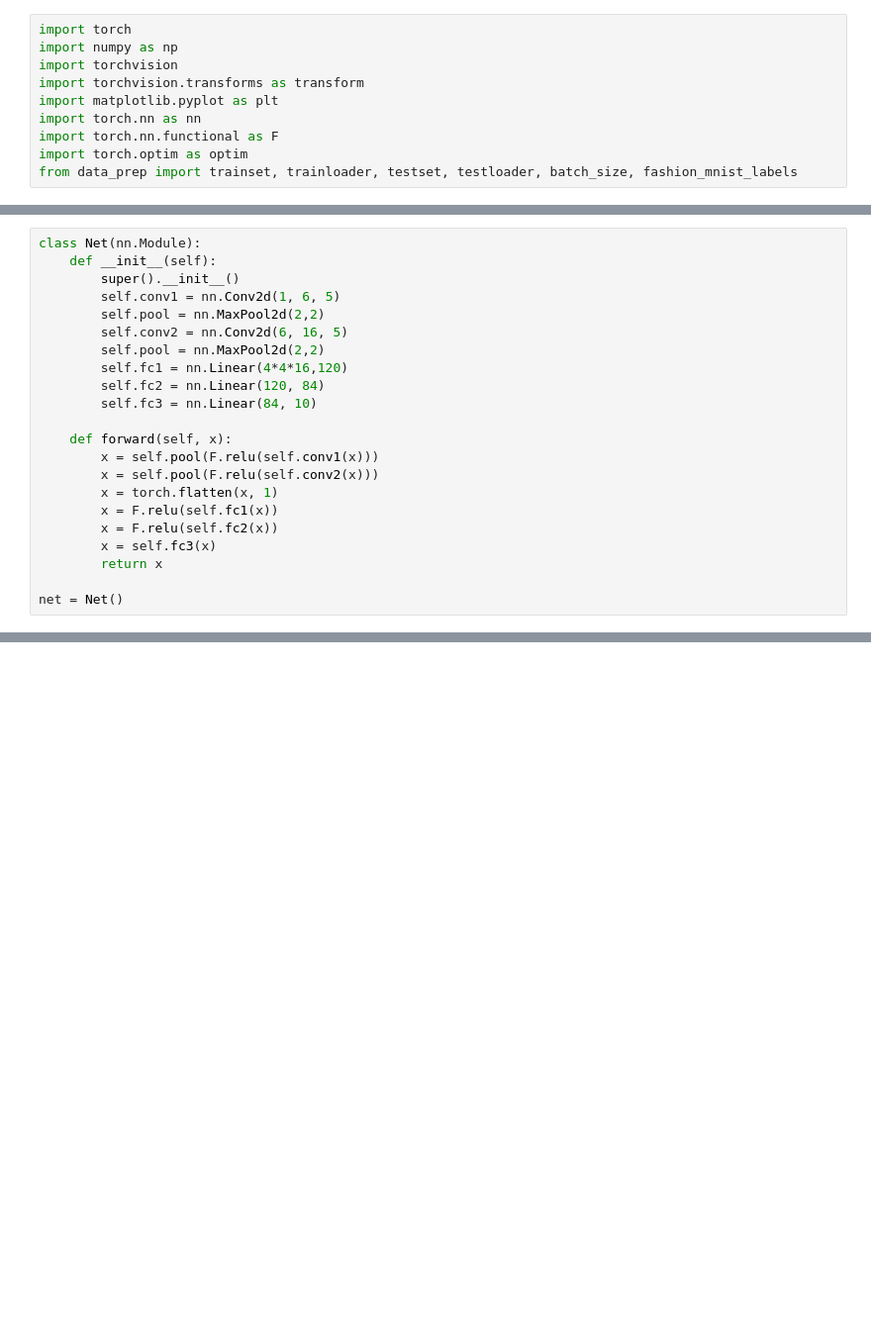
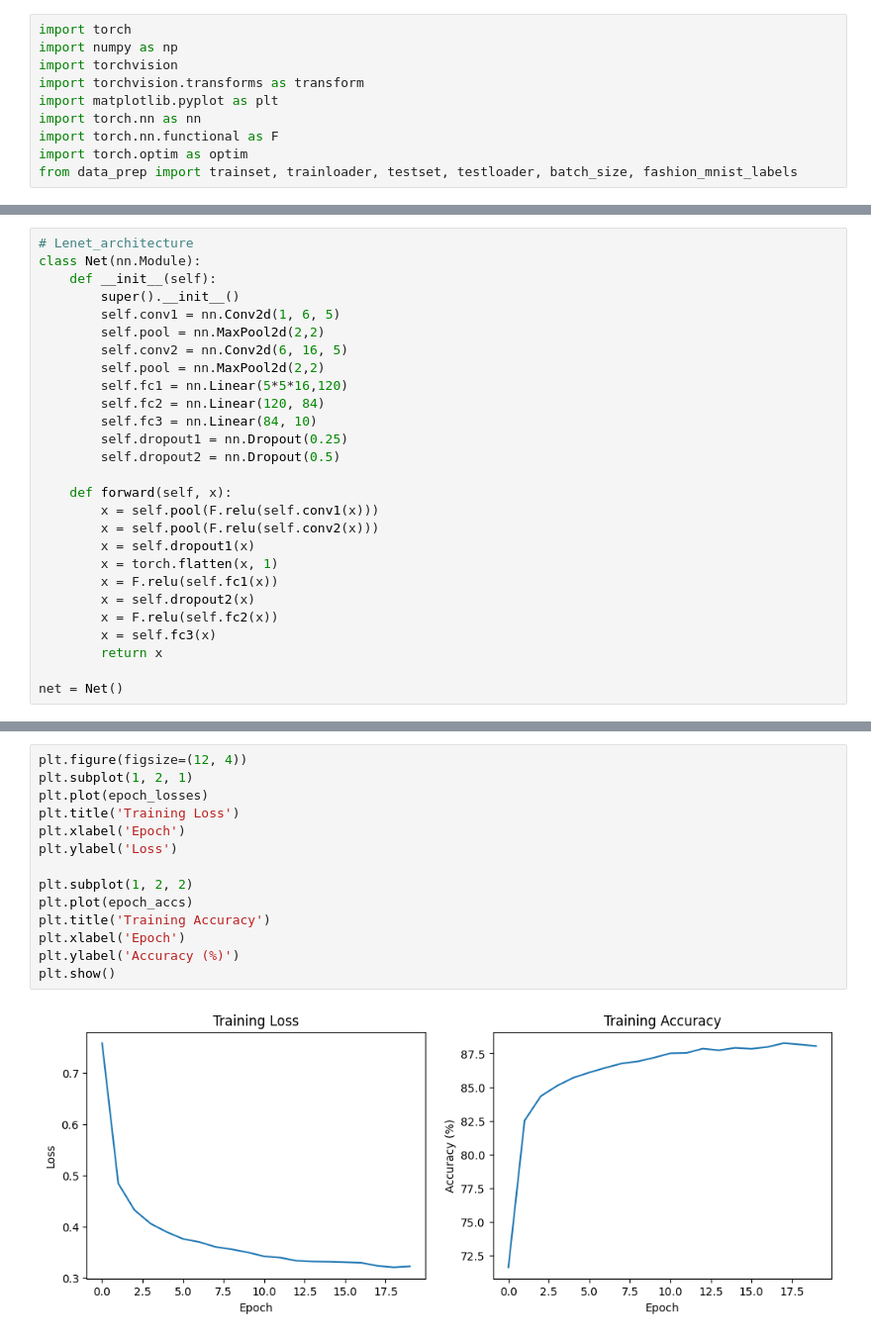
Before and after one commit to Nischal1126/Fashion_MNIST-Classication, a Jupyter notebook: model.ipynb, the cells around one changed output, grey strips where cells are left out. Shown at 99% size. Cells and saved outputs as stored; diff of their text form; blank space fills up the shorter version.

```diff
--- a/model.ipynb
+++ b/model.ipynb
@@ -25,4 +26,5 @@ Dress Ankle boot Sneaker Dress
 # %%
+# Lenet_architecture
 class Net(nn.Module):
     def __init__(self):
         super().__init__()
@@ -30,15 +32,19 @@ class Net(nn.Module):
         self.pool = nn.MaxPool2d(2,2)
         self.conv2 = nn.Conv2d(6, 16, 5)
         self.pool = nn.MaxPool2d(2,2)
-        self.fc1 = nn.Linear(4*4*16,120)
+        self.fc1 = nn.Linear(5*5*16,120)
         self.fc2 = nn.Linear(120, 84)
         self.fc3 = nn.Linear(84, 10)
+        self.dropout1 = nn.Dropout(0.25)
+        self.dropout2 = nn.Dropout(0.5)
 
     def forward(self, x):
         x = self.pool(F.relu(self.conv1(x)))
         x = self.pool(F.relu(self.conv2(x)))
+        x = self.dropout1(x)
         x = torch.flatten(x, 1)
         x = F.relu(self.fc1(x))
+        x = self.dropout2(x)
         x = F.relu(self.fc2(x))
         x = self.fc3(x)
         return x
@@ -92,3 +165,19 @@ torch.save(net, "model_full.pth")
+# %%
+plt.figure(figsize=(12, 4))
+plt.subplot(1, 2, 1)
+plt.plot(epoch_losses)
+plt.title('Training Loss')
+plt.xlabel('Epoch')
+plt.ylabel('Loss')
+
+plt.subplot(1, 2, 2)
+plt.plot(epoch_accs)
+plt.title('Training Accuracy')
+plt.xlabel('Epoch')
+plt.ylabel('Accuracy (%)')
+plt.show()
+# %% [output]
+[figure, added]
 # %%
 from PIL import Image
 
```
Also changed, not shown: parts of 6 cells of this notebook, 4 other files.
